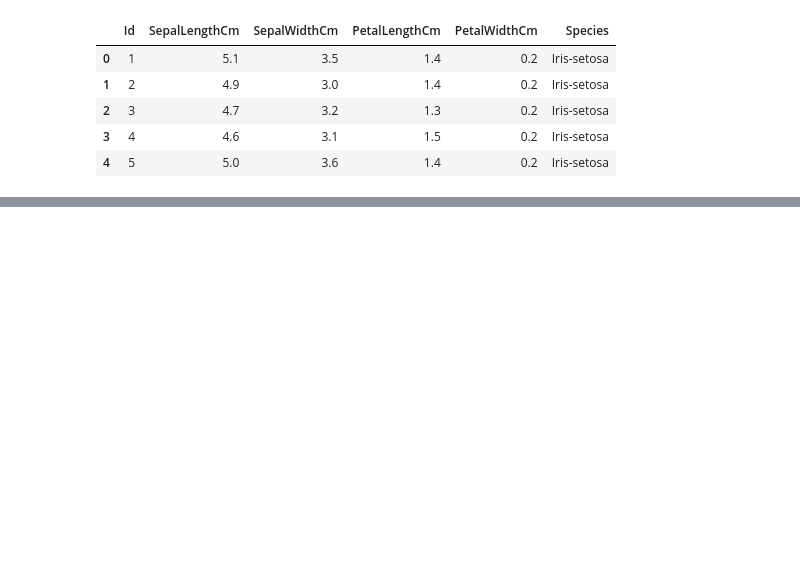
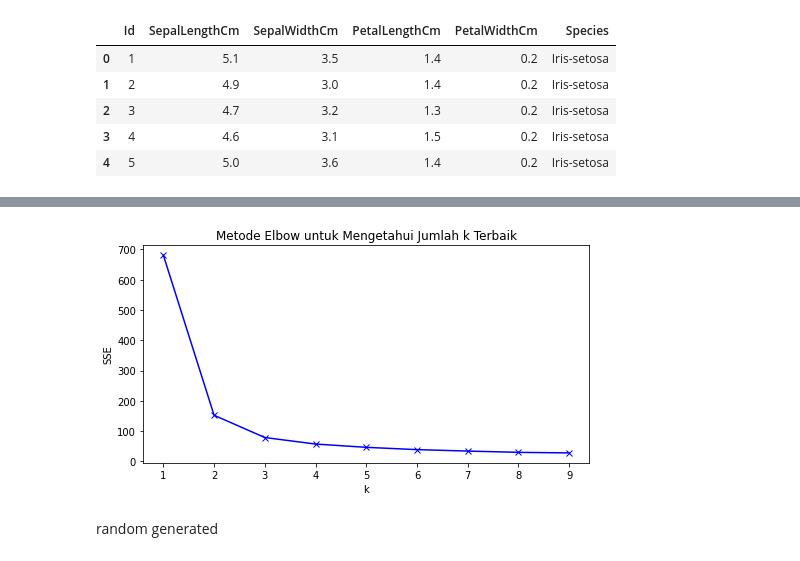
Before and after one commit to Aikhusy/Random, a Jupyter notebook: ULARNAGA/micinlerning/kmc/KmeansClustering.ipynb, the cells around one changed output, grey strips where cells are left out. Saved outputs shown, nothing was run; the diff lists cells and outputs as text; code cells hidden in the pictures; blank space fills up the shorter version.

```diff
--- a/ULARNAGA/micinlerning/kmc/KmeansClustering.ipynb
+++ b/ULARNAGA/micinlerning/kmc/KmeansClustering.ipynb
@@ -41,0 +47,27 @@ plt.scatter(centers[:, 0], centers[:, 1], c='red', s=200, alpha=0.5)
+# %%
+# Implementasi Metode Elbow
+
+# List nilai SSE
+sse = []
+
+# Cari k terbaik dari 1-10
+K = range(1,10)
+
+# Cek nilai SSE setiap k
+for k in K:
+ kmeanModel = KMeans(n_clusters=k)
+ kmeanModel.fit(X)
+ sse.append(kmeanModel.inertia_)
+
+
+# Plotting the distortions
+plt.figure(figsize=(8,4))
+plt.plot(K, sse, "bx-")
+plt.xlabel("k")
+plt.ylabel("SSE")
+plt.title("Metode Elbow untuk Mengetahui Jumlah k Terbaik")
+plt.show()
+# %% [output]
+[figure, added]
+# %% [markdown]
+random generated
```
Also changed, not shown: parts of 10 cells of this notebook, 13 other files.
